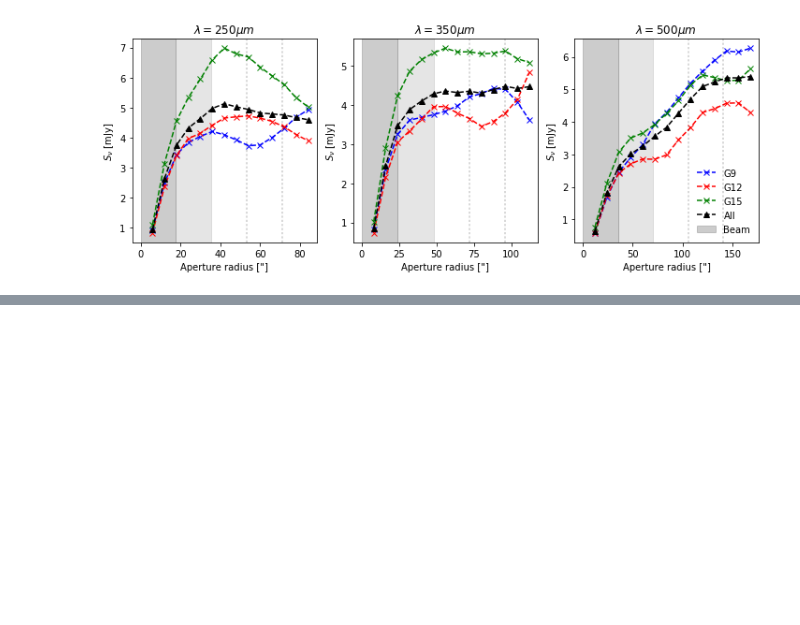
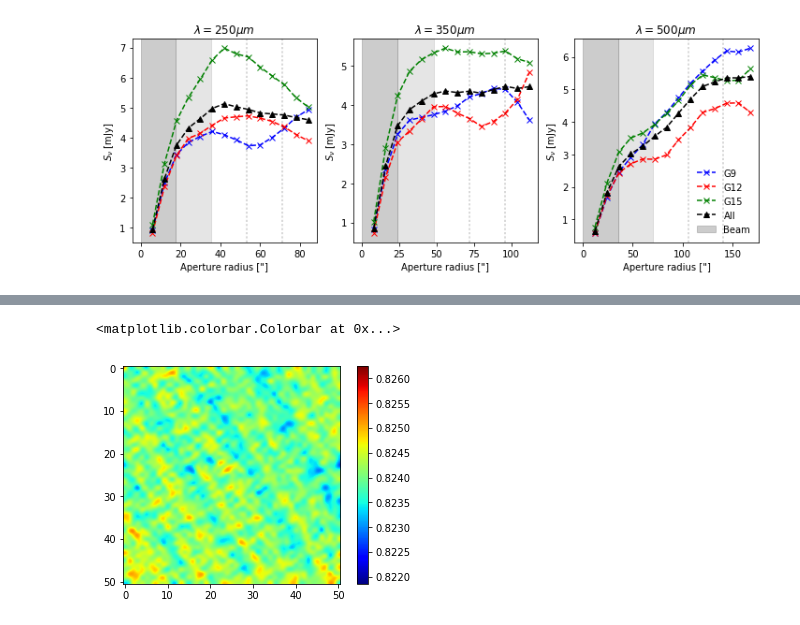
Before and after one commit to fbianchini/StacktSZ, a Jupyter notebook: plots_stacks_10arcmin.ipynb, the cells around one changed output, grey strips where cells are left out. Saved outputs shown, nothing was run; the diff lists cells and outputs as text; code cells hidden in the pictures; blank space fills up the shorter version.

```diff
--- a/plots_stacks_10arcmin.ipynb
+++ b/plots_stacks_10arcmin.ipynb
@@ -558,0 +647,6 @@ plt.legend(loc='best',frameon=False)
+# %%
+plt.imshow(bkd_['noise']/factor[500]/1e-3, interpolation='bicubic', cmap='jet')
+plt.colorbar()
+# %% [output]
+<matplotlib.colorbar.Colorbar at 0x...>
+[figure, added]
```
Also changed, not shown: parts of 5 cells of this notebook, 5 other files.
